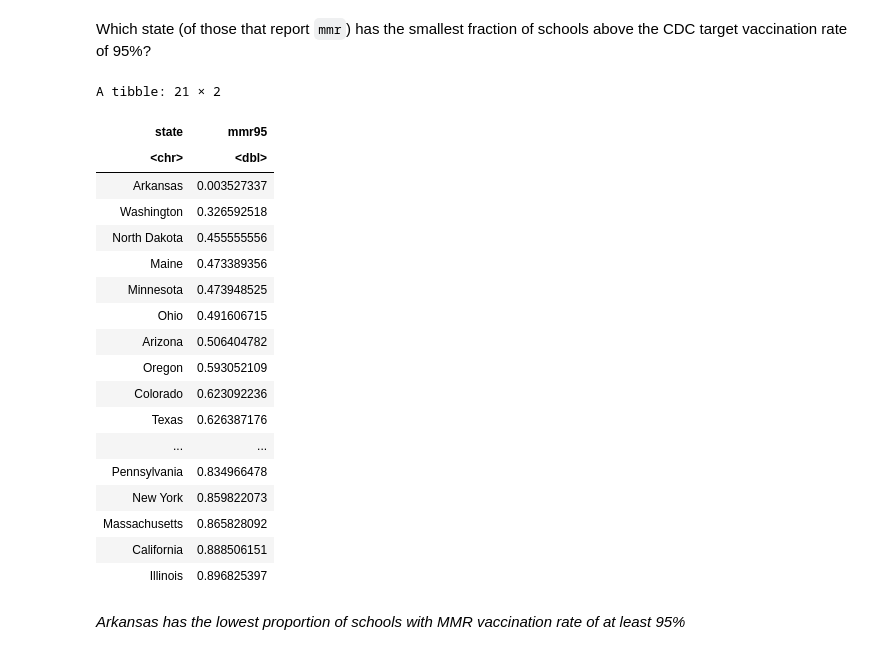
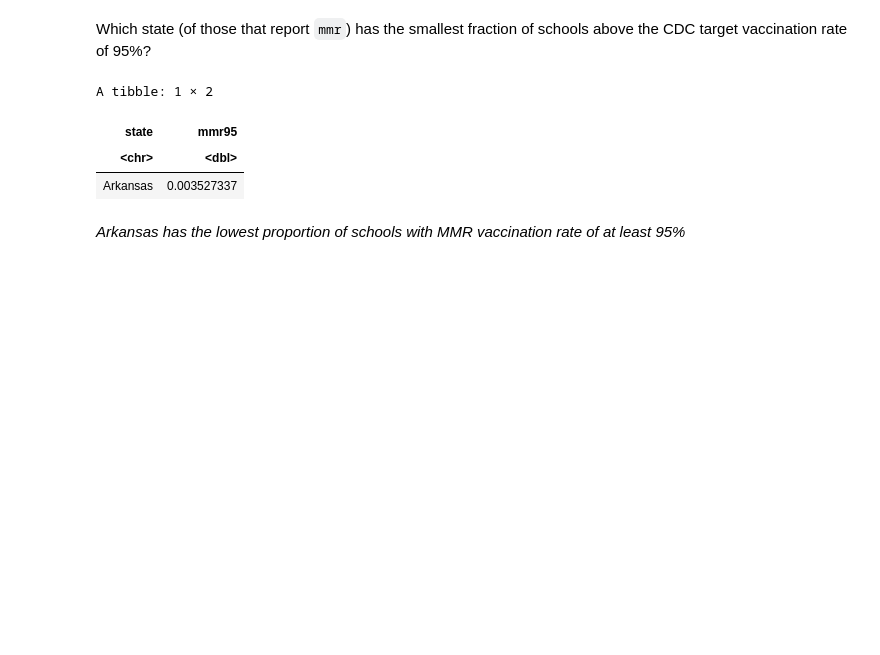
Before and after one commit to kevics/BIOS512-assignments, a Jupyter notebook: 04_BIOS512_assignment.ipynb, the cells around one changed output. Drawn from its saved outputs; the diff is of its cells as text; code cells hidden in the pictures; blank space fills up the shorter version.

```diff
--- a/04_BIOS512_assignment.ipynb
+++ b/04_BIOS512_assignment.ipynb
@@ -60,27 +60,12 @@ A tibble: 6 × 2
 # %% [markdown]
 Which state (of those that report `mmr`) has the smallest fraction of schools above the CDC target vaccination rate of 95%?
 # %%
-df_vacc_rates |> arrange(mmr95)
+df_vacc_rates |> arrange(mmr95) |> head(1)
 # %% [output]
-A tibble: 21 × 2
+A tibble: 1 × 2
 | state | mmr95 |
 | <chr> | <dbl> |
 | Arkansas | 0.003527337 |
-| Washington | 0.326592518 |
-| North Dakota | 0.455555556 |
-| Maine | 0.473389356 |
-| Minnesota | 0.473948525 |
-| Ohio | 0.491606715 |
-| Arizona | 0.506404782 |
-| Oregon | 0.593052109 |
-| Colorado | 0.623092236 |
-| Texas | 0.626387176 |
-| ... | ... |
-| Pennsylvania | 0.834966478 |
-| New York | 0.859822073 |
-| Massachusetts | 0.865828092 |
-| California | 0.888506151 |
-| Illinois | 0.896825397 |
 # %% [markdown]
 *Arkansas has the lowest proportion of schools with MMR vaccination rate of at least 95%*
 # %% [markdown]
```
